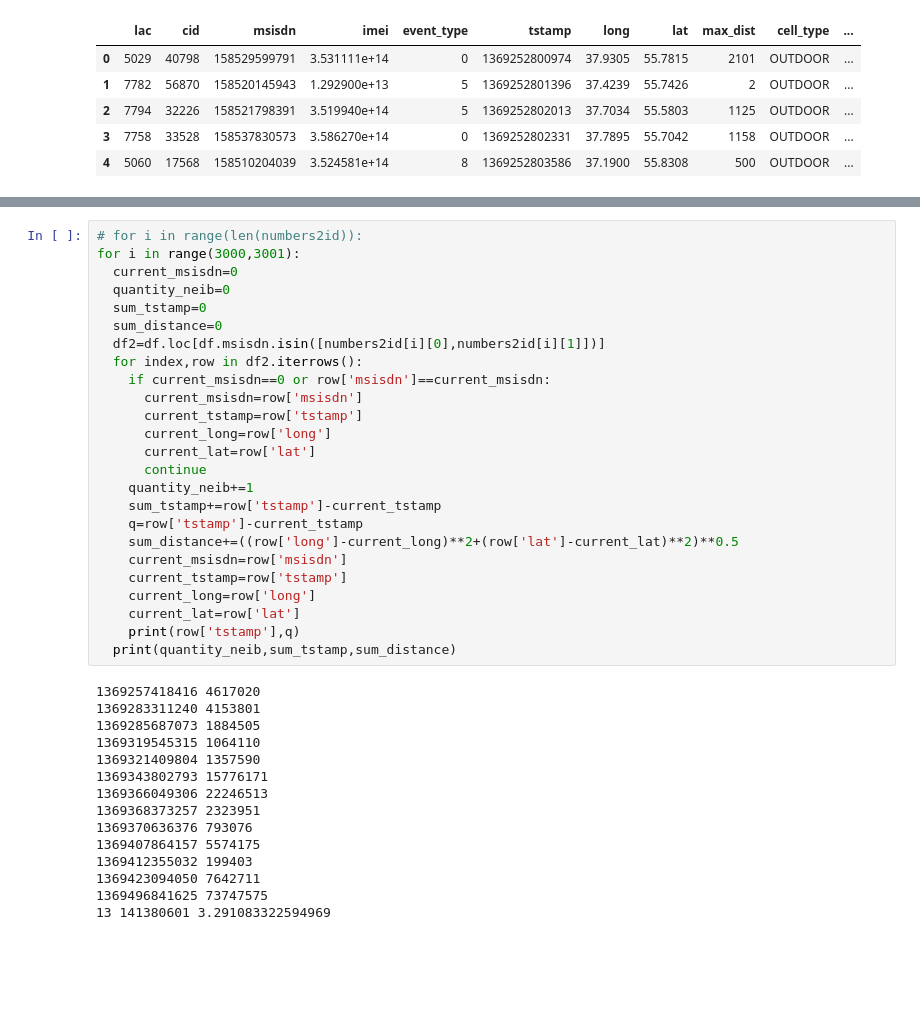
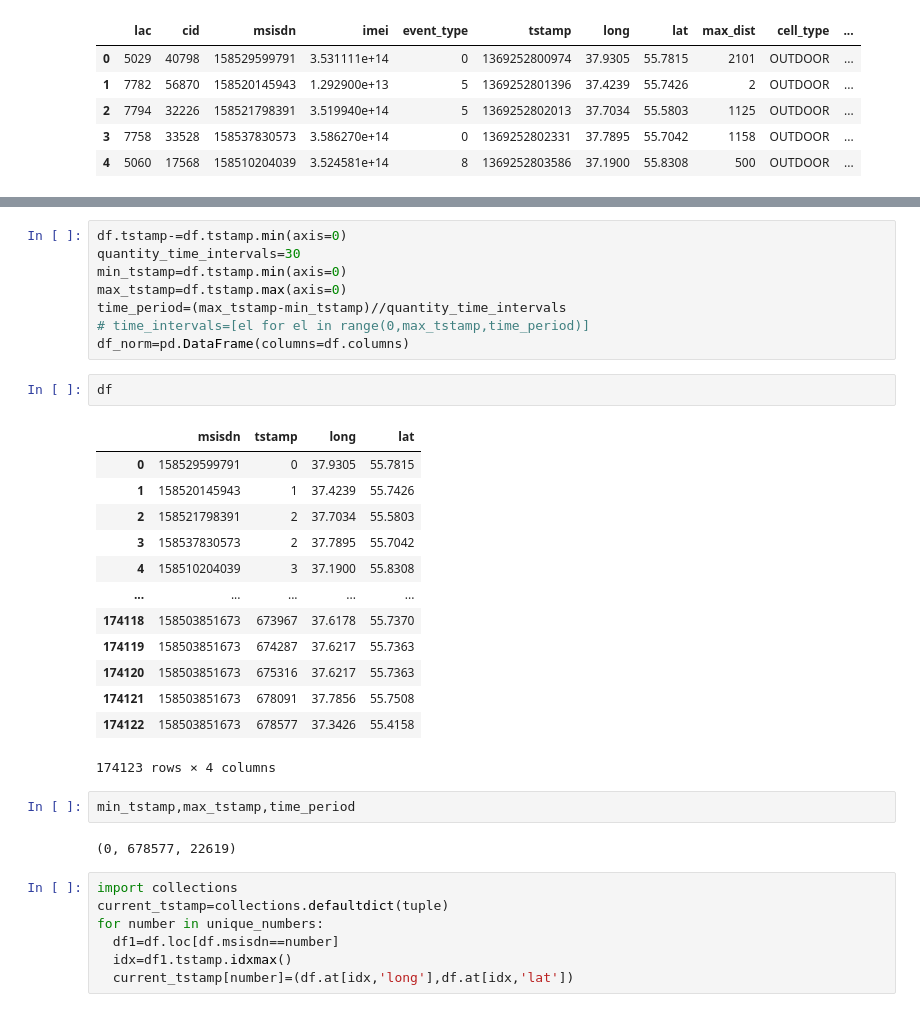
Before and after one commit to MDYLL/Megafon_test, a Jupyter notebook: Megafon_test.ipynb, the cells around one changed output, grey strips where cells are left out. Saved outputs shown, nothing was run; the diff lists cells and outputs as text; blank space fills up the shorter version.

```diff
--- a/Megafon_test.ipynb
+++ b/Megafon_test.ipynb
@@ -74,40 +48,35 @@ a.head(700)
-# %%
-# for i in range(len(numbers2id)):
-for i in range(3000,3001):
-  current_msisdn=0
-  quantity_neib=0
-  sum_tstamp=0
-  sum_distance=0
-  df2=df.loc[df.msisdn.isin([numbers2id[i][0],numbers2id[i][1]])]
-  for index,row in df2.iterrows():
-    if current_msisdn==0 or row['msisdn']==current_msisdn:
-      current_msisdn=row['msisdn']
-      current_tstamp=row['tstamp']
-      current_long=row['long']
-      current_lat=row['lat']
-      continue
-    quantity_neib+=1
-    sum_tstamp+=row['tstamp']-current_tstamp
-    q=row['tstamp']-current_tstamp
-    sum_distance+=((row['long']-current_long)**2+(row['lat']-current_lat)**2)**0.5
-    current_msisdn=row['msisdn']
-    current_tstamp=row['tstamp']
-    current_long=row['long']
-    current_lat=row['lat']
-    print(row['tstamp'],q)
-  print(quantity_neib,sum_tstamp,sum_distance)
-# %% [output]
-1369257418416 4617020
-1369283311240 4153801
-1369285687073 1884505
-1369319545315 1064110
-1369321409804 1357590
-1369343802793 15776171
-1369366049306 22246513
-1369368373257 2323951
-1369370636376 793076
-1369407864157 5574175
-1369412355032 199403
-1369423094050 7642711
-1369496841625 73747575
-13 141380601 3.291083322594969
+# %%
+df.tstamp-=df.tstamp.min(axis=0)
+quantity_time_intervals=30
+min_tstamp=df.tstamp.min(axis=0)
+max_tstamp=df.tstamp.max(axis=0)
+time_period=(max_tstamp-min_tstamp)//quantity_time_intervals
+# time_intervals=[el for el in range(0,max_tstamp,time_period)]
+df_norm=pd.DataFrame(columns=df.columns)
+# %%
+df
+# %% [output]
+|  | msisdn | tstamp | long | lat |
+| 0 | 158529599791 | 0 | 37.9305 | 55.7815 |
+| 1 | 158520145943 | 1 | 37.4239 | 55.7426 |
+| 2 | 158521798391 | 2 | 37.7034 | 55.5803 |
+| 3 | 158537830573 | 2 | 37.7895 | 55.7042 |
+| 4 | 158510204039 | 3 | 37.1900 | 55.8308 |
+| ... | ... | ... | ... | ... |
+| 174118 | 158503851673 | 673967 | 37.6178 | 55.7370 |
+| 174119 | 158503851673 | 674287 | 37.6217 | 55.7363 |
+| 174120 | 158503851673 | 675316 | 37.6217 | 55.7363 |
+| 174121 | 158503851673 | 678091 | 37.7856 | 55.7508 |
+| 174122 | 158503851673 | 678577 | 37.3426 | 55.4158 |
+174123 rows × 4 columns
+# %%
+min_tstamp,max_tstamp,time_period
+# %% [output]
+(0, 678577, 22619)
+# %%
+import collections
+current_tstamp=collections.defaultdict(tuple)
+for number in unique_numbers:
+  df1=df.loc[df.msisdn==number]
+  idx=df1.tstamp.idxmax()
+  current_tstamp[number]=(df.at[idx,'long'],df.at[idx,'lat'])
```
Also changed, not shown: parts of 24 cells of this notebook.
